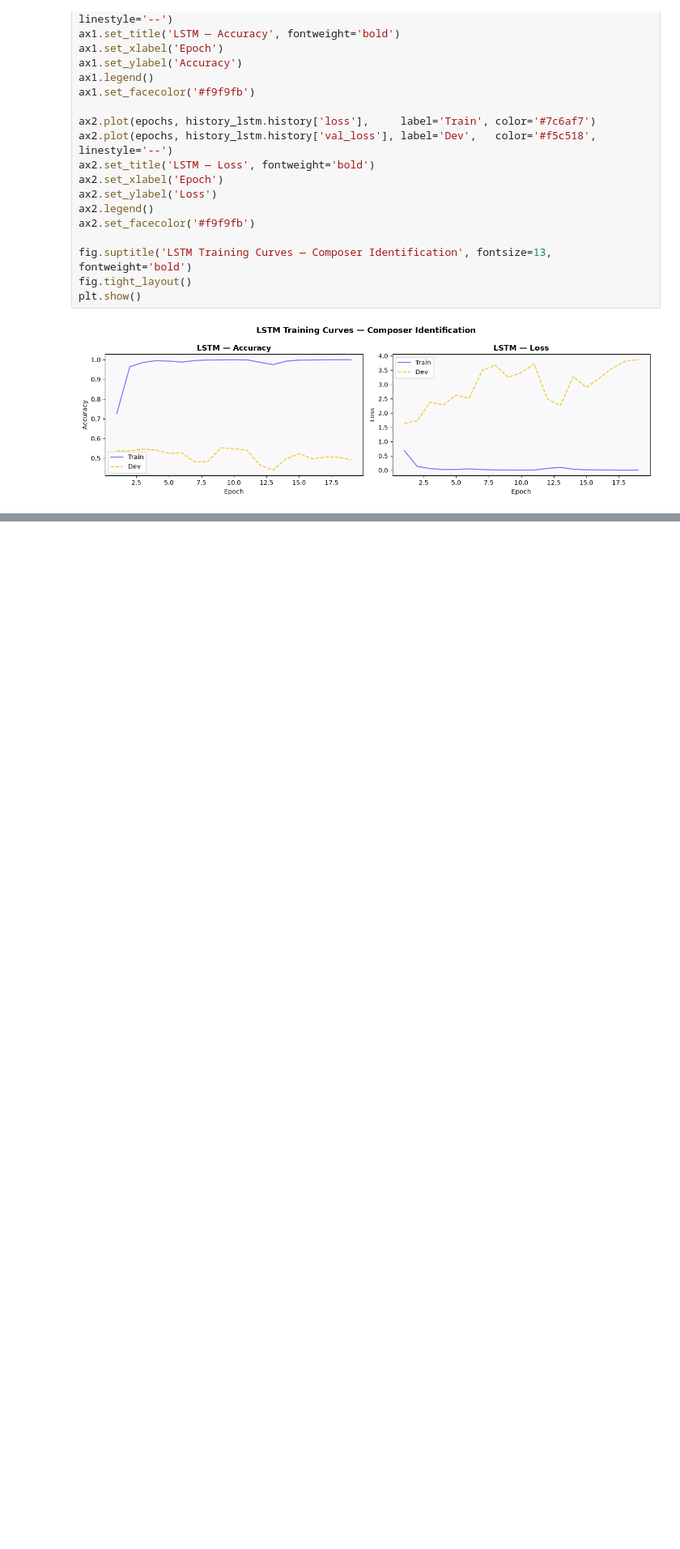
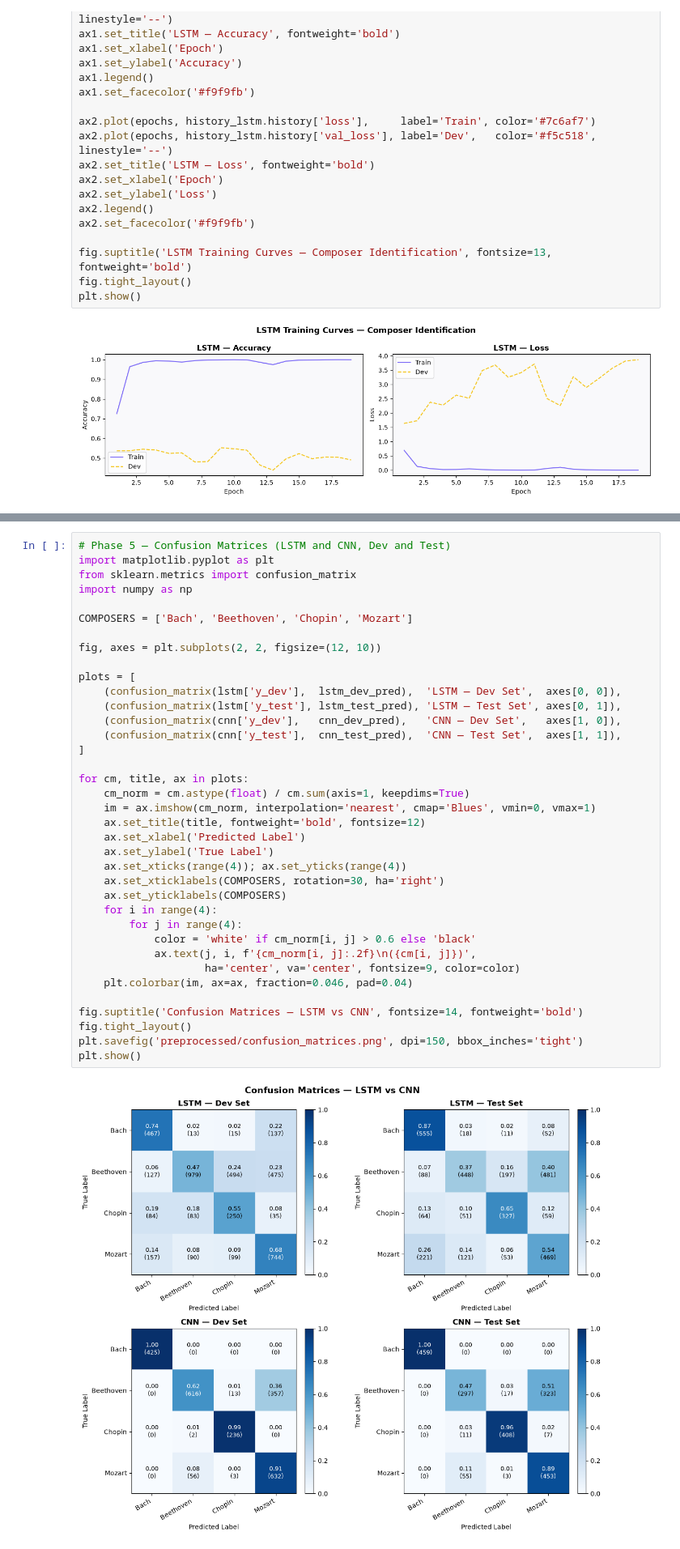
Before and after one commit to vgsilva-eng/Neural-Networks, a Jupyter notebook: neural_composer_classifier.ipynb, the cells around one changed output, grey strips where cells are left out. Shown at 81% size. Saved outputs shown, nothing was run; the diff lists cells and outputs as text; blank space fills up the shorter version.

```diff
--- a/neural_composer_classifier.ipynb
+++ b/neural_composer_classifier.ipynb
@@ -614,0 +819,39 @@ Trained on 114,548 augmented windows (7× pitch-shift + tempo-scale augmentation
+# %%
+# Phase 5 — Confusion Matrices (LSTM and CNN, Dev and Test)
+import matplotlib.pyplot as plt
+from sklearn.metrics import confusion_matrix
+import numpy as np
+
+COMPOSERS = ['Bach', 'Beethoven', 'Chopin', 'Mozart']
+
+fig, axes = plt.subplots(2, 2, figsize=(12, 10))
+
+plots = [
+    (confusion_matrix(lstm['y_dev'],  lstm_dev_pred),  'LSTM — Dev Set',  axes[0, 0]),
+    (confusion_matrix(lstm['y_test'], lstm_test_pred), 'LSTM — Test Set', axes[0, 1]),
+    (confusion_matrix(cnn['y_dev'],   cnn_dev_pred),   'CNN — Dev Set',   axes[1, 0]),
+    (confusion_matrix(cnn['y_test'],  cnn_test_pred),  'CNN — Test Set',  axes[1, 1]),
+]
+
+for cm, title, ax in plots:
+    cm_norm = cm.astype(float) / cm.sum(axis=1, keepdims=True)
+    im = ax.imshow(cm_norm, interpolation='nearest', cmap='Blues', vmin=0, vmax=1)
+    ax.set_title(title, fontweight='bold', fontsize=12)
+    ax.set_xlabel('Predicted Label')
+    ax.set_ylabel('True Label')
+    ax.set_xticks(range(4)); ax.set_yticks(range(4))
+    ax.set_xticklabels(COMPOSERS, rotation=30, ha='right')
+    ax.set_yticklabels(COMPOSERS)
+    for i in range(4):
+        for j in range(4):
+            color = 'white' if cm_norm[i, j] > 0.6 else 'black'
+            ax.text(j, i, f'{cm_norm[i, j]:.2f}\n({cm[i, j]})',
+                    ha='center', va='center', fontsize=9, color=color)
+    plt.colorbar(im, ax=ax, fraction=0.046, pad=0.04)
+
+fig.suptitle('Confusion Matrices — LSTM vs CNN', fontsize=14, fontweight='bold')
+fig.tight_layout()
+plt.savefig('preprocessed/confusion_matrices.png', dpi=150, bbox_inches='tight')
+plt.show()
+# %% [output]
+[figure, added]
```
Also changed, not shown: parts of 7 cells of this notebook.
